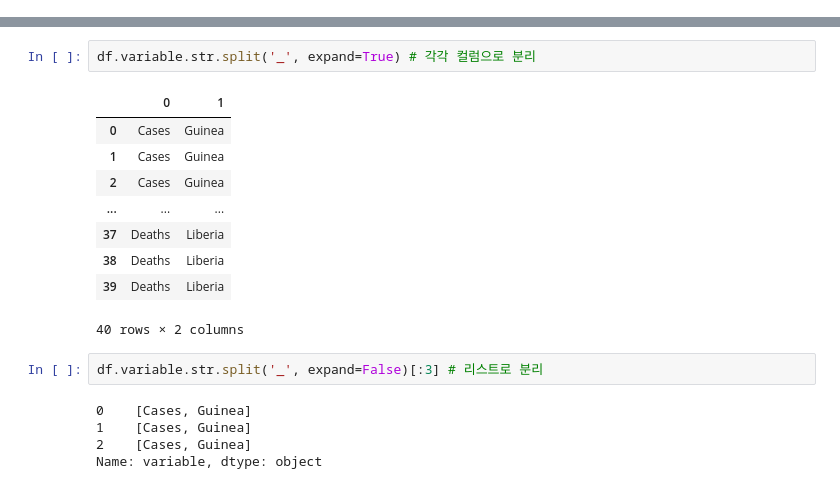
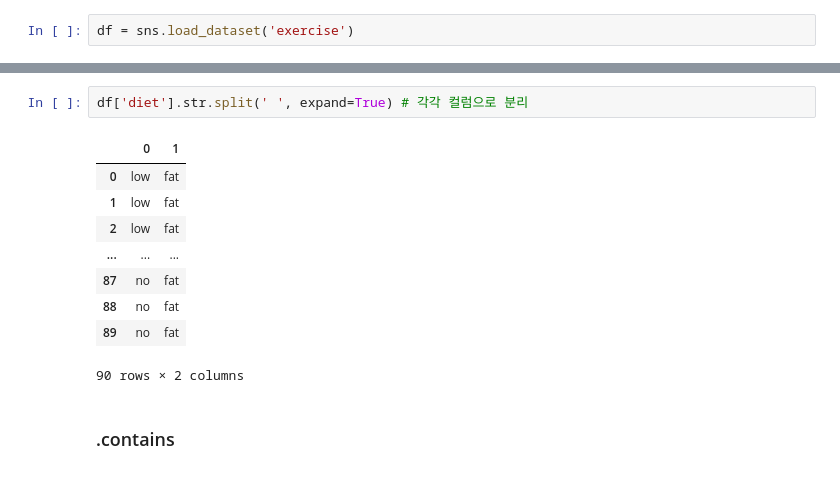
Before and after one commit to yahwang/Data-Processing-With-Pandas-Note, a Jupyter notebook: preprocessing/object_preprocess.ipynb, the cells around one changed output, grey strips where cells are left out. Saved outputs shown, nothing was run; the diff lists cells and outputs as text.

```diff
--- a/preprocessing/object_preprocess.ipynb
+++ b/preprocessing/object_preprocess.ipynb
@@ -20,0 +8,2 @@ df
+# %%
+df = sns.load_dataset('exercise')
@@ -25,19 +37,14 @@ df
 # %%
-df.variable.str.split('_', expand=True) # 각각 컬럼으로 분리
+df['diet'].str.split(' ', expand=True) # 각각 컬럼으로 분리
 # %% [output]
 |  | 0 | 1 |
-| 0 | Cases | Guinea |
-| 1 | Cases | Guinea |
-| 2 | Cases | Guinea |
+| 0 | low | fat |
+| 1 | low | fat |
+| 2 | low | fat |
 | ... | ... | ... |
-| 37 | Deaths | Liberia |
-| 38 | Deaths | Liberia |
-| 39 | Deaths | Liberia |
+| 87 | no | fat |
+| 88 | no | fat |
+| 89 | no | fat |
-40 rows × 2 columns
+90 rows × 2 columns
-# %%
-df.variable.str.split('_', expand=False)[:3] # 리스트로 분리
-# %% [output]
-0    [Cases, Guinea]
-1    [Cases, Guinea]
-2    [Cases, Guinea]
-Name: variable, dtype: object
+# %% [markdown]
+### .contains
```
Also changed, not shown: parts of 8 cells of this notebook, 2 other files.
